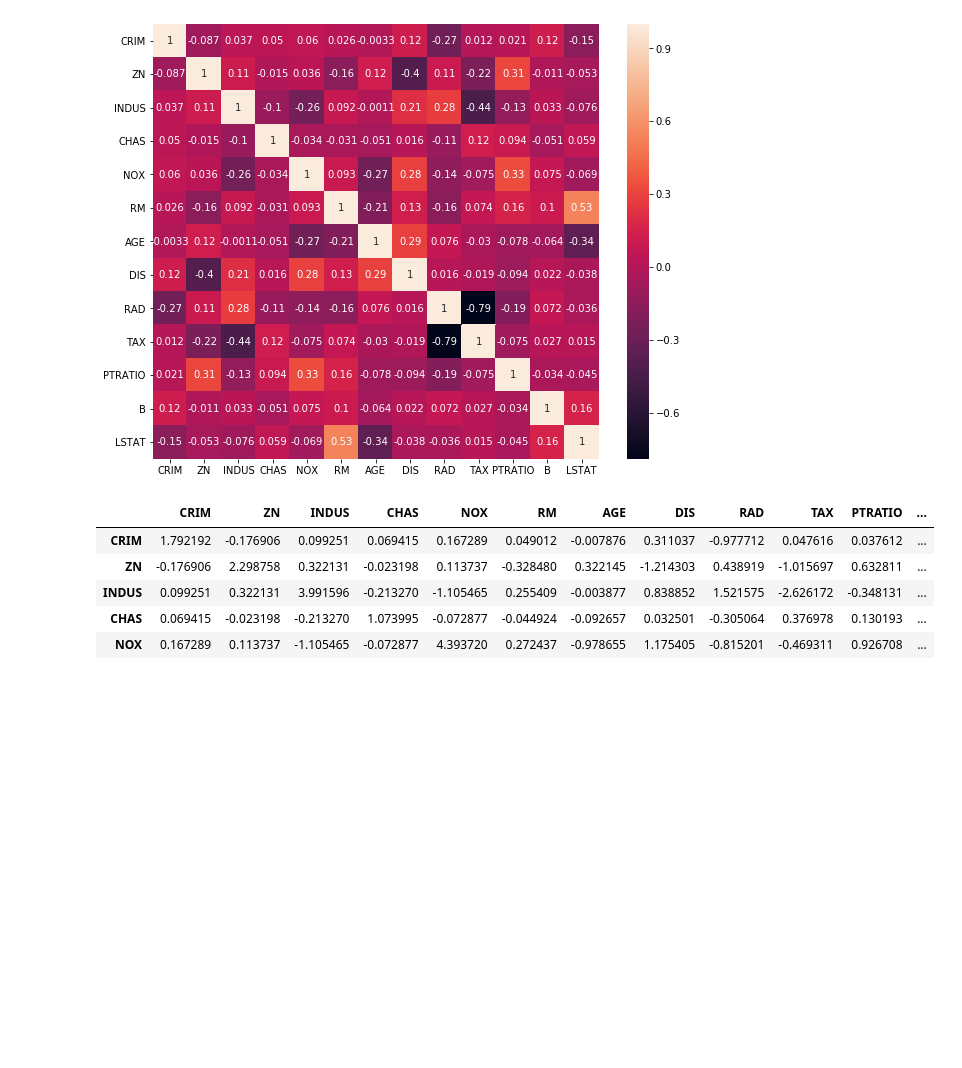
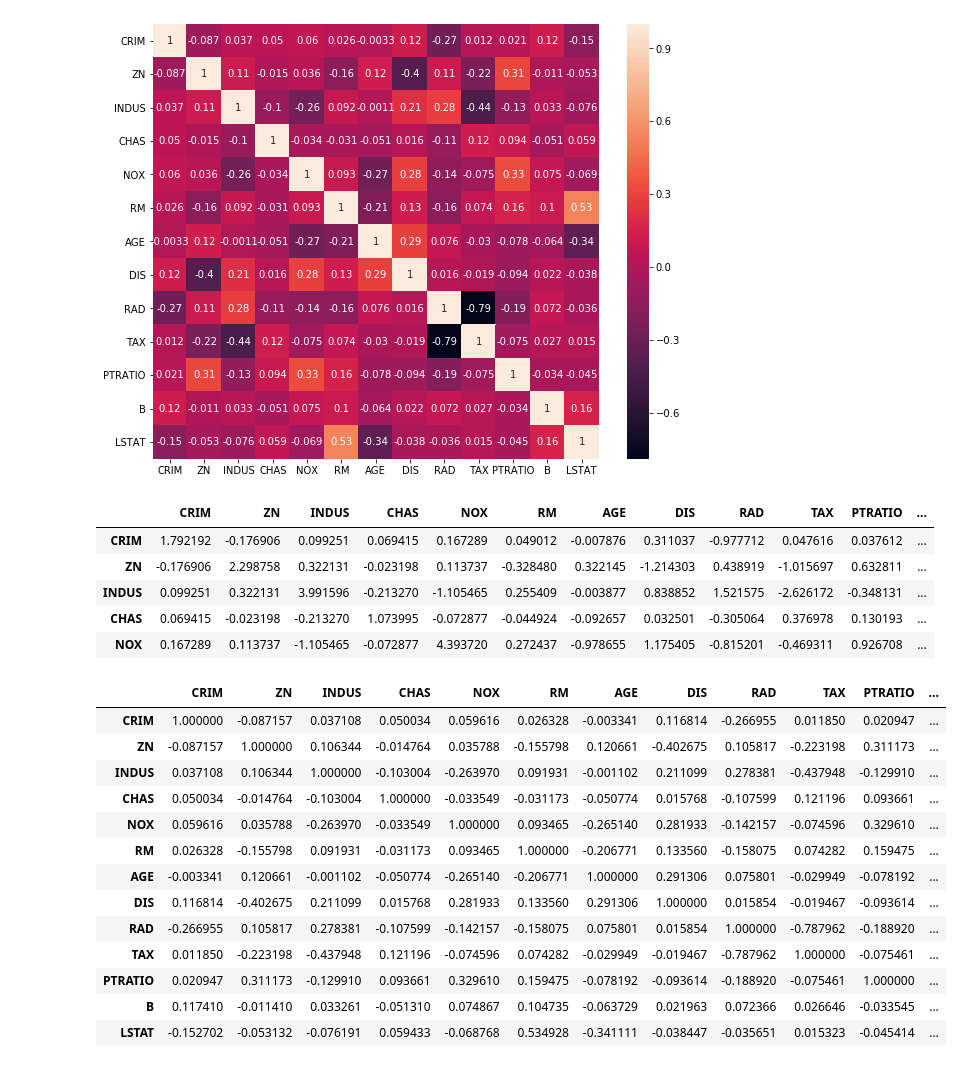
Before and after one commit to Yukimura66/ml-utils, a Jupyter notebook: StructureLearning.ipynb, the cells around one changed output. Drawn from its saved outputs; the diff is of its cells as text; code cells hidden in the pictures; blank space fills up the shorter version.

```diff
--- a/StructureLearning.ipynb
+++ b/StructureLearning.ipynb
@@ -53,23 +59,47 @@ df_acc.head()
 import pandas as pd
 import numpy as np
 
-def calc_partial_corr(df:pd.DataFrame)->pd.DataFrame:
+def calc_partial_corr(df:pd.DataFrame=None, cov:pd.DataFrame=None)->pd.DataFrame:
     """
     Parameters
     ----------
     df : DataFrame, shape = [n_samples, n_features]
         dataset
+    cov : DataFrame, shape = [n_features, n_features]
+        covariance matrix
 
     Returns
     -------
     df_partial_corr : DataFrame, shape = [n_features, n_features]
         partial correlation matrix
     """
-    X = (df - df.mean())/df.std()
-    cov = X.cov()
-    df_acc = pd.DataFrame(np.linalg.inv(cov), columns=df.columns, index=df.columns)
+    if df is None: # use covariance dataframe
+        if cov is None: raise "please specify df or cov"
+        features = cov.columns
+    else: # calculate covariance dataframe
+        X = (df - df.mean())/df.std()
+        cov = X.cov()
+        features = df.columns
+    df_acc = pd.DataFrame(np.linalg.inv(cov), columns=features, index=features)
     df_corr_part_scaler = np.sqrt(
         np.diag(df_acc).reshape(-1,1) @ np.diag(df_acc).reshape(-1,1).T
     )
     df_partial_corr = df_acc / df_corr_part_scaler
     return df_partial_corr
+# %%
+calc_partial_corr(df)
+# %% [output]
+|  | CRIM | ZN | INDUS | CHAS | NOX | RM | AGE | DIS | RAD | TAX | PTRATIO | ... |
+| CRIM | 1.000000 | -0.087157 | 0.037108 | 0.050034 | 0.059616 | 0.026328 | -0.003341 | 0.116814 | -0.266955 | 0.011850 | 0.020947 | ... |
+| ZN | -0.087157 | 1.000000 | 0.106344 | -0.014764 | 0.035788 | -0.155798 | 0.120661 | -0.402675 | 0.105817 | -0.223198 | 0.311173 | ... |
+| INDUS | 0.037108 | 0.106344 | 1.000000 | -0.103004 | -0.263970 | 0.091931 | -0.001102 | 0.211099 | 0.278381 | -0.437948 | -0.129910 | ... |
+| CHAS | 0.050034 | -0.014764 | -0.103004 | 1.000000 | -0.033549 | -0.031173 | -0.050774 | 0.015768 | -0.107599 | 0.121196 | 0.093661 | ... |
+| NOX | 0.059616 | 0.035788 | -0.263970 | -0.033549 | 1.000000 | 0.093465 | -0.265140 | 0.281933 | -0.142157 | -0.074596 | 0.329610 | ... |
+| RM | 0.026328 | -0.155798 | 0.091931 | -0.031173 | 0.093465 | 1.000000 | -0.206771 | 0.133560 | -0.158075 | 0.074282 | 0.159475 | ... |
+| AGE | -0.003341 | 0.120661 | -0.001102 | -0.050774 | -0.265140 | -0.206771 | 1.000000 | 0.291306 | 0.075801 | -0.029949 | -0.078192 | ... |
+| DIS | 0.116814 | -0.402675 | 0.211099 | 0.015768 | 0.281933 | 0.133560 | 0.291306 | 1.000000 | 0.015854 | -0.019467 | -0.093614 | ... |
+| RAD | -0.266955 | 0.105817 | 0.278381 | -0.107599 | -0.142157 | -0.158075 | 0.075801 | 0.015854 | 1.000000 | -0.787962 | -0.188920 | ... |
+| TAX | 0.011850 | -0.223198 | -0.437948 | 0.121196 | -0.074596 | 0.074282 | -0.029949 | -0.019467 | -0.787962 | 1.000000 | -0.075461 | ... |
+| PTRATIO | 0.020947 | 0.311173 | -0.129910 | 0.093661 | 0.329610 | 0.159475 | -0.078192 | -0.093614 | -0.188920 | -0.075461 | 1.000000 | ... |
+| B | 0.117410 | -0.011410 | 0.033261 | -0.051310 | 0.074867 | 0.104735 | -0.063729 | 0.021963 | 0.072366 | 0.026646 | -0.033545 | ... |
+| LSTAT | -0.152702 | -0.053132 | -0.076191 | 0.059433 | -0.068768 | 0.534928 | -0.341111 | -0.038447 | -0.035651 | 0.015323 | -0.045414 | ... |
```
Also changed, not shown: parts of 11 cells of this notebook.
